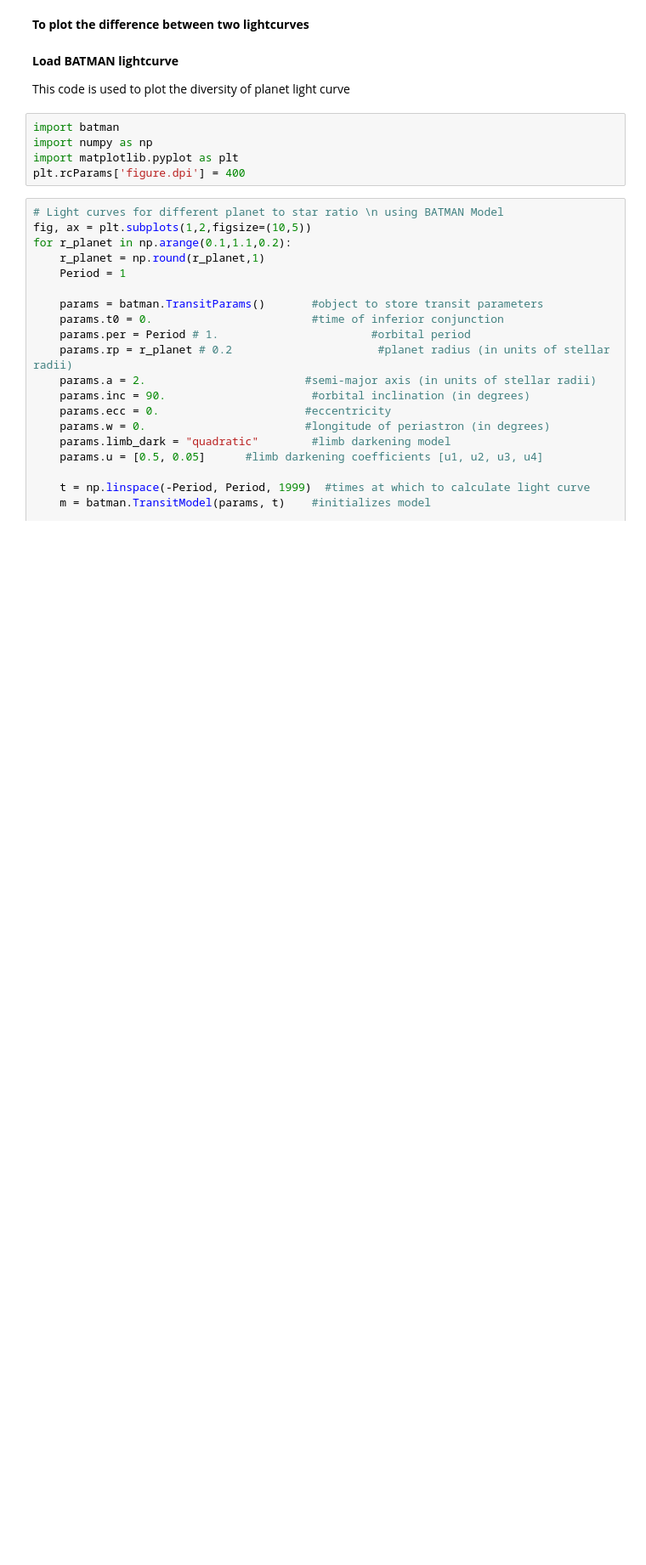
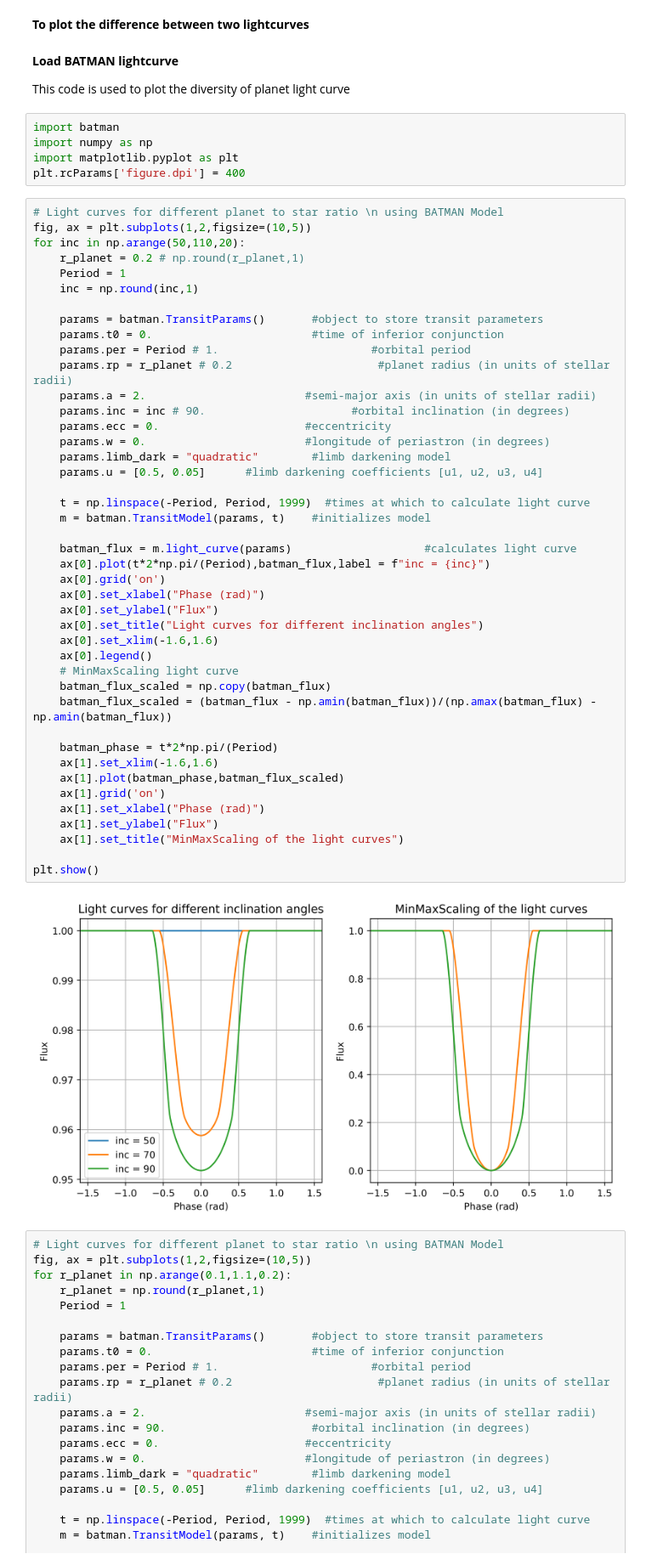
Before and after one commit to abrahammathews2000/mega, a Jupyter notebook: lightcurve_simulation/data_npy/plot_lc.ipynb, the cells around one changed output. Shown at 85% size. Saved outputs shown, nothing was run; the diff lists cells and outputs as text; blank space fills up the shorter version.

Commit message:
code to plot lc for different inclination angle to see the defn of i used in batman

```diff
--- a/lightcurve_simulation/data_npy/plot_lc.ipynb
+++ b/lightcurve_simulation/data_npy/plot_lc.ipynb
@@ -157,6 +157,51 @@ import batman
 import numpy as np
 import matplotlib.pyplot as plt
 plt.rcParams['figure.dpi'] = 400
+# %%
+# Light curves for different planet to star ratio \n using BATMAN Model
+fig, ax = plt.subplots(1,2,figsize=(10,5))
+for inc in np.arange(50,110,20):
+    r_planet = 0.2 # np.round(r_planet,1)
+    Period = 1
+    inc = np.round(inc,1)
+
+    params = batman.TransitParams()       #object to store transit parameters
+    params.t0 = 0.                        #time of inferior conjunction
+    params.per = Period # 1.                       #orbital period
+    params.rp = r_planet # 0.2                      #planet radius (in units of stellar radii)
+    params.a = 2.                        #semi-major axis (in units of stellar radii)
+    params.inc = inc # 90.                      #orbital inclination (in degrees)
+    params.ecc = 0.                      #eccentricity
+    params.w = 0.                        #longitude of periastron (in degrees)
+    params.limb_dark = "quadratic"        #limb darkening model
+    params.u = [0.5, 0.05]      #limb darkening coefficients [u1, u2, u3, u4]
+
+    t = np.linspace(-Period, Period, 1999)  #times at which to calculate light curve
+    m = batman.TransitModel(params, t)    #initializes model
+
+    batman_flux = m.light_curve(params)                    #calculates light curve
+    ax[0].plot(t*2*np.pi/(Period),batman_flux,label = f"inc = {inc}")
+    ax[0].grid('on')
+    ax[0].set_xlabel("Phase (rad)")
+    ax[0].set_ylabel("Flux")
+    ax[0].set_title("Light curves for different inclination angles")
+    ax[0].set_xlim(-1.6,1.6)
+    ax[0].legend()
+    # MinMaxScaling light curve
+    batman_flux_scaled = np.copy(batman_flux)
+    batman_flux_scaled = (batman_flux - np.amin(batman_flux))/(np.amax(batman_flux) - np.amin(batman_flux))
+
+    batman_phase = t*2*np.pi/(Period)
+    ax[1].set_xlim(-1.6,1.6)
+    ax[1].plot(batman_phase,batman_flux_scaled)
+    ax[1].grid('on')
+    ax[1].set_xlabel("Phase (rad)")
+    ax[1].set_ylabel("Flux")
+    ax[1].set_title("MinMaxScaling of the light curves")
+
+plt.show()
+# %% [output]
+[figure, added]
 # %%
 # Light curves for different planet to star ratio \n using BATMAN Model
 fig, ax = plt.subplots(1,2,figsize=(10,5))
```
